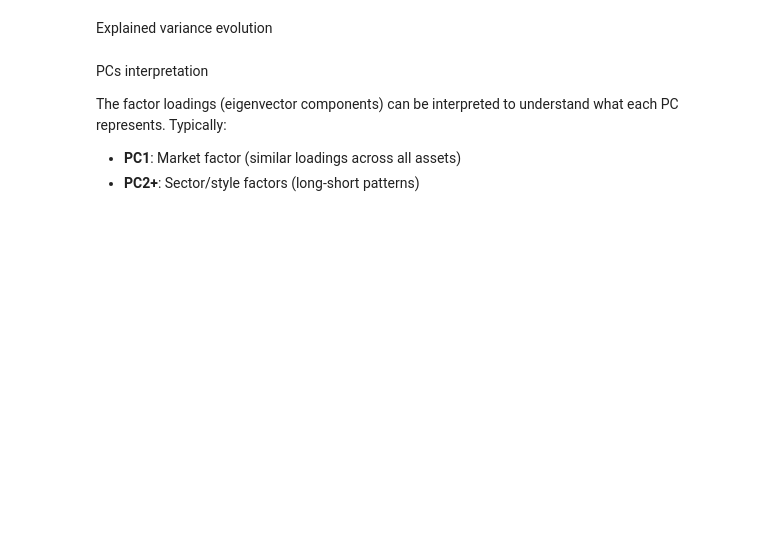
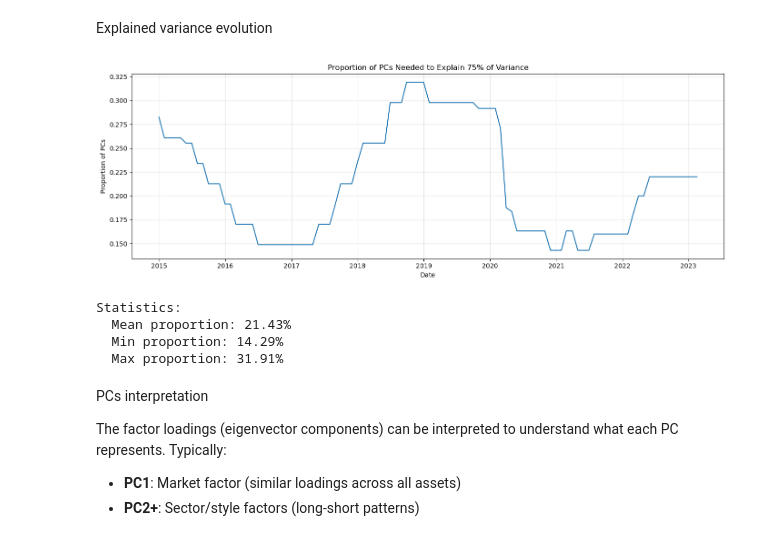
Before and after one commit to giacomocosta0101-png/Assignment_3_Locatelli_Soldati, a Jupyter notebook: ex3_notebook.ipynb, the cells around one changed output. Cells and saved outputs as stored; diff of their text form; code cells hidden in the pictures; blank space fills up the shorter version.

```diff
--- a/ex3_notebook.ipynb
+++ b/ex3_notebook.ipynb
@@ -91,6 +100,17 @@ if calibration_date is None:
 calibration_sample_cov = calibration_window.cov()
 calibration_expected_returns = calibration_window.mean(axis=0).values
 ones = np.ones(calibration_sample_cov.shape[0])
+
+def ge_error(lam):
+    w = mean_variance_portfolio(
+        expected_returns=calibration_expected_returns,
+        cov_matrix=calibration_sample_cov.values,
+        risk_aversion=lam,
+    )
+    return np.abs(w).sum() - 3.0
+
+mean_variance_risk_aversion = brentq(ge_error, 0.01, 1000.0)
+print(f"Calibrated risk aversion: {mean_variance_risk_aversion:.4f}")
 
 calibration_mvp_weights = minimum_variance_portfolio(calibration_sample_cov.values)
 calibration_mv_weights = mean_variance_portfolio(
@@ -167,8 +193,9 @@ for rebalance_date in rebalance_dates:
     reb_date = rebalance_date.to_pydatetime().date()
 
     # Market returns as equal-weighted average
-    market_returns = None # !!! COMPLETE AS APPROPRIATE !!!
-    estimated_expected_returns = None # !!! COMPLETE AS APPROPRIATE !!!
+
+    market_returns = cur_performance.mean(axis=1)
+    estimated_expected_returns = cur_performance.mean(axis=0)
 
     # Compute shrinkage estimators
     cur_constant_corr_results = constant_corr_shrinkage(returns=cur_performance)
@@ -502,17 +588,18 @@ print(f"  Std: {mkt_factor_intensity.std():.2%}")
 Condition Number
 # %%
 sample_cov_cond = {
-    date: None  # !!! COMPLETE AS APPROPRIATE !!!
+    date: np.linalg.cond(results["sample_cov"].values)
     for date, results in constant_corr_results.items()
 }
 constant_corr_cond = {
-    date: None  # !!! COMPLETE AS APPROPRIATE !!!
+    date: np.linalg.cond(results["shrunk_cov"].values)
     for date, results in constant_corr_results.items()
 }
 mkt_factor_cond = {
-    date: None  # !!! COMPLETE AS APPROPRIATE !!!
+    date: np.linalg.cond(results["shrunk_cov"].values)
     for date, results in mkt_factor_results.items()
 }
+
 eligible_asset_counts = pd.Series(
     {
         date: diagnostics["asset_count_after_filter"]
@@ -606,7 +700,7 @@ for rebalance_date in rebalance_dates:
 
         a = cur_eig_vecs.loc[common_assets].iloc[:, :components_num]
         b = prev_eig_vecs.loc[common_assets].iloc[:, :components_num]
-        pc_proximity = None  # !!! COMPLETE AS APPROPRIATE !!!
+        pc_proximity = a.T @ b
 
         cosine_distances[reb_date] = pd.Series(
             data=np.diag(pc_proximity),
@@ -654,28 +768,34 @@ Explained variance evolution
 # %%
 # Plot the proportion of PCs needed to explain a given variance threshold
 var_threshold = 0.75
 
 plt.figure(figsize=(14, 5))
 
 pc_proportion = pd.Series(
     {
-        date: None  # !!! COMPLETE AS APPROPRIATE !!!
+        date: (np.searchsorted(np.cumsum(cur_eig_vals / cur_eig_vals.sum()), var_threshold) + 1) / len(cur_eig_vals)
         for date, cur_eig_vals in eig_vals.items()
     }
 )
 pc_proportion.plot(linewidth=1.5)
 
 plt.xlabel("Date")
 plt.ylabel("Proportion of PCs")
 plt.title(f"Proportion of PCs Needed to Explain {var_threshold * 100:.0f}% of Variance")
 plt.grid(alpha=0.3)
 plt.tight_layout()
 plt.show()
 
 print("Statistics:")
 print(f"  Mean proportion: {pc_proportion.mean():.2%}")
 print(f"  Min proportion: {pc_proportion.min():.2%}")
 print(f"  Max proportion: {pc_proportion.max():.2%}")
+# %% [output]
+[figure, added]
+Statistics:
+  Mean proportion: 21.43%
+  Min proportion: 14.29%
+  Max proportion: 31.91%
 # %% [markdown]
 PCs interpretation
 
```
Also changed, not shown: parts of 21 cells of this notebook, 1 other file.
